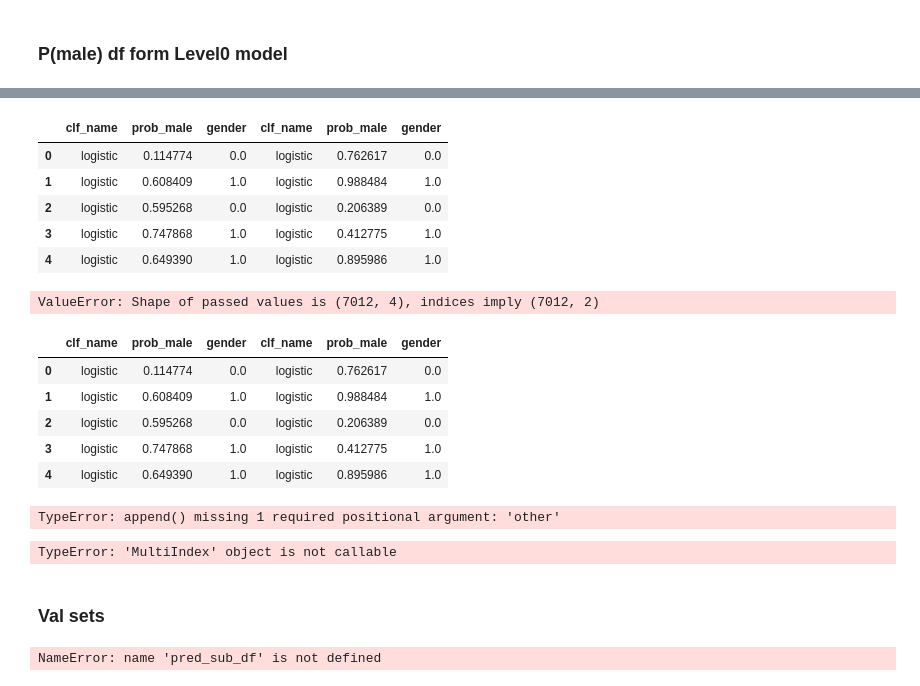
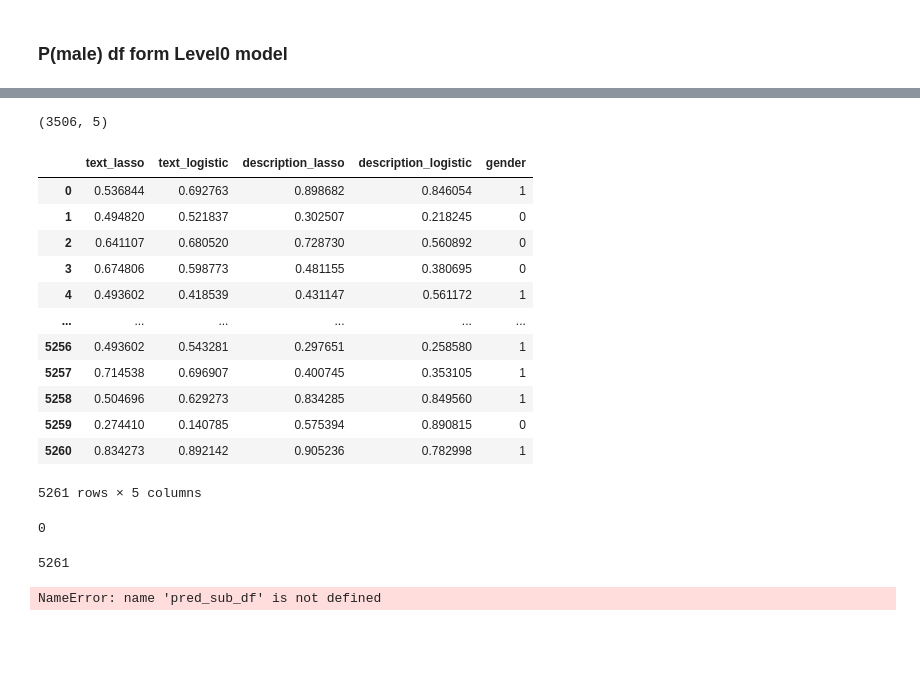
Before and after one commit to Liam-LT/NLP-TweetProfiler, a Jupyter notebook: Model1.ipynb, the cells around one changed output, grey strips where cells are left out. Cells and saved outputs as stored; diff of their text form; code cells hidden in the pictures; blank space fills up the shorter version.

```diff
--- a/Model1.ipynb
+++ b/Model1.ipynb
@@ -645,37 +648,39 @@ m2_df_level1.head(5)
+# %%
+m2_subpred_text = m2_subpred_text.pivot(index= None, columns= 'clf_name', values= 'prob_male')
+m2_subpred_desc = m2_subpred_desc.pivot(index= None, columns= 'clf_name', values= 'prob_male')
 # %%
-m2_subpred_df = pd.concat([m2_subpred_text, m2_subpred_desc], axis= 1)
+y_sub_test.reset_index(drop= True, inplace= True)
+m2_subpred_df = pd.concat([m2_subpred_text, m2_subpred_desc, y_sub_test], axis= 1)
 pd.set_option('display.max_colwidth', -1)
-m2_subpred_df.head(5)
+m2_subpred_df.shape
 # %% [output]
-|  | clf_name | prob_male | gender | clf_name | prob_male | gender |
-| 0 | logistic | 0.114774 | 0.0 | logistic | 0.762617 | 0.0 |
-| 1 | logistic | 0.608409 | 1.0 | logistic | 0.988484 | 1.0 |
-| 2 | logistic | 0.595268 | 0.0 | logistic | 0.206389 | 0.0 |
-| 3 | logistic | 0.747868 | 1.0 | logistic | 0.412775 | 1.0 |
-| 4 | logistic | 0.649390 | 1.0 | logistic | 0.895986 | 1.0 |
+(3506, 5)
-# %%
-m2_subpred_df = m2_subpred_df.pivot(index= None, columns= 'clf_name', values= ['prob_male', 'gender'])
-# %% [output]
-ValueError: Shape of passed values is (7012, 4), indices imply (7012, 2)
-# %%
-m2_subpred_df.head(5)
-# %% [output]
-|  | clf_name | prob_male | gender | clf_name | prob_male | gender |
-| 0 | logistic | 0.114774 | 0.0 | logistic | 0.762617 | 0.0 |
-| 1 | logistic | 0.608409 | 1.0 | logistic | 0.988484 | 1.0 |
-| 2 | logistic | 0.595268 | 0.0 | logistic | 0.206389 | 0.0 |
-| 3 | logistic | 0.747868 | 1.0 | logistic | 0.412775 | 1.0 |
-| 4 | logistic | 0.649390 | 1.0 | logistic | 0.895986 | 1.0 |
-# %%
-m2_df_level1.append()
-# %% [output]
-TypeError: append() missing 1 required positional argument: 'other'
-# %%
-m2_subpred_df.columns()
-# %% [output]
-TypeError: 'MultiIndex' object is not callable
-# %% [markdown]
-### Val sets
+# %%
+m2_df_level1 = pd.concat([m2_df_level1, m2_subpred_df], axis= 0)
+m2_df_level1.reset_index(drop= True, inplace= True)
+m2_df_level1
+# %% [output]
+|  | text_lasso | text_logistic | description_lasso | description_logistic | gender |
+| 0 | 0.536844 | 0.692763 | 0.898682 | 0.846054 | 1 |
+| 1 | 0.494820 | 0.521837 | 0.302507 | 0.218245 | 0 |
+| 2 | 0.641107 | 0.680520 | 0.728730 | 0.560892 | 0 |
+| 3 | 0.674806 | 0.598773 | 0.481155 | 0.380695 | 0 |
+| 4 | 0.493602 | 0.418539 | 0.431147 | 0.561172 | 1 |
+| ... | ... | ... | ... | ... | ... |
+| 5256 | 0.493602 | 0.543281 | 0.297651 | 0.258580 | 1 |
+| 5257 | 0.714538 | 0.696907 | 0.400745 | 0.353105 | 1 |
+| 5258 | 0.504696 | 0.629273 | 0.834285 | 0.849560 | 1 |
+| 5259 | 0.274410 | 0.140785 | 0.575394 | 0.890815 | 0 |
+| 5260 | 0.834273 | 0.892142 | 0.905236 | 0.782998 | 1 |
+5261 rows × 5 columns
+# %%
+m2_df_level1.index.duplicated().sum()
+# %% [output]
+0
+# %%
+1755+3506
+# %% [output]
+5261
 # %%
 #maybe do vector conver out of loop
 # %%
```
Also changed, not shown: parts of 8 cells of this notebook.
